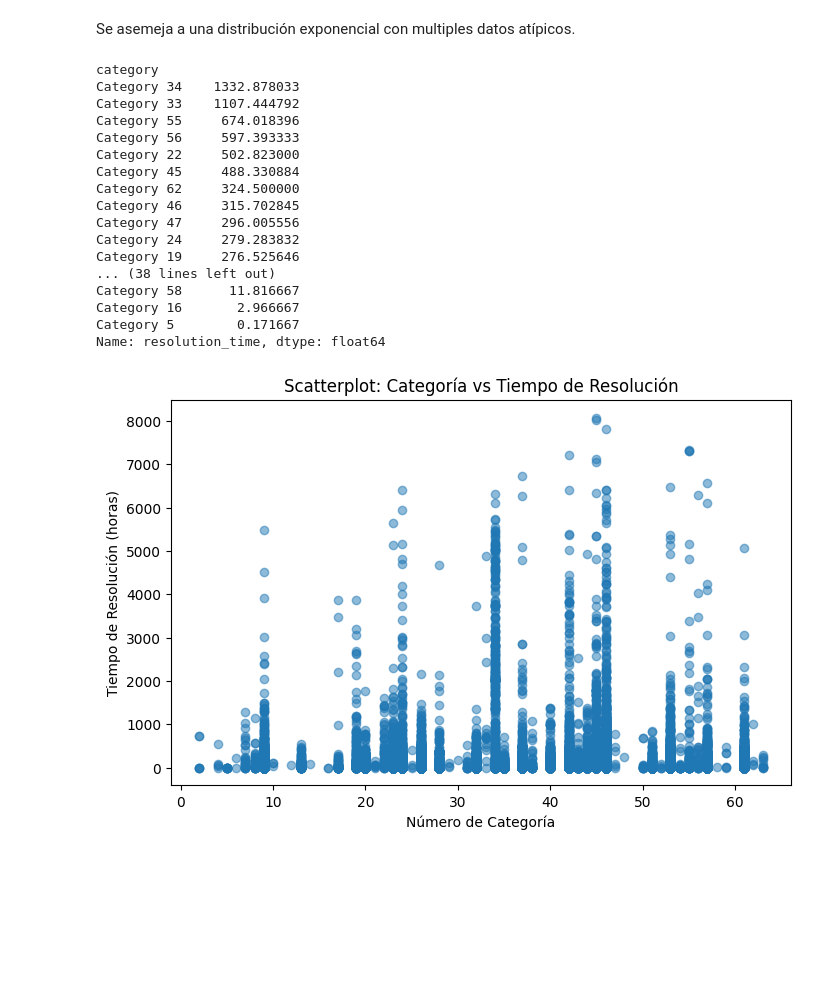
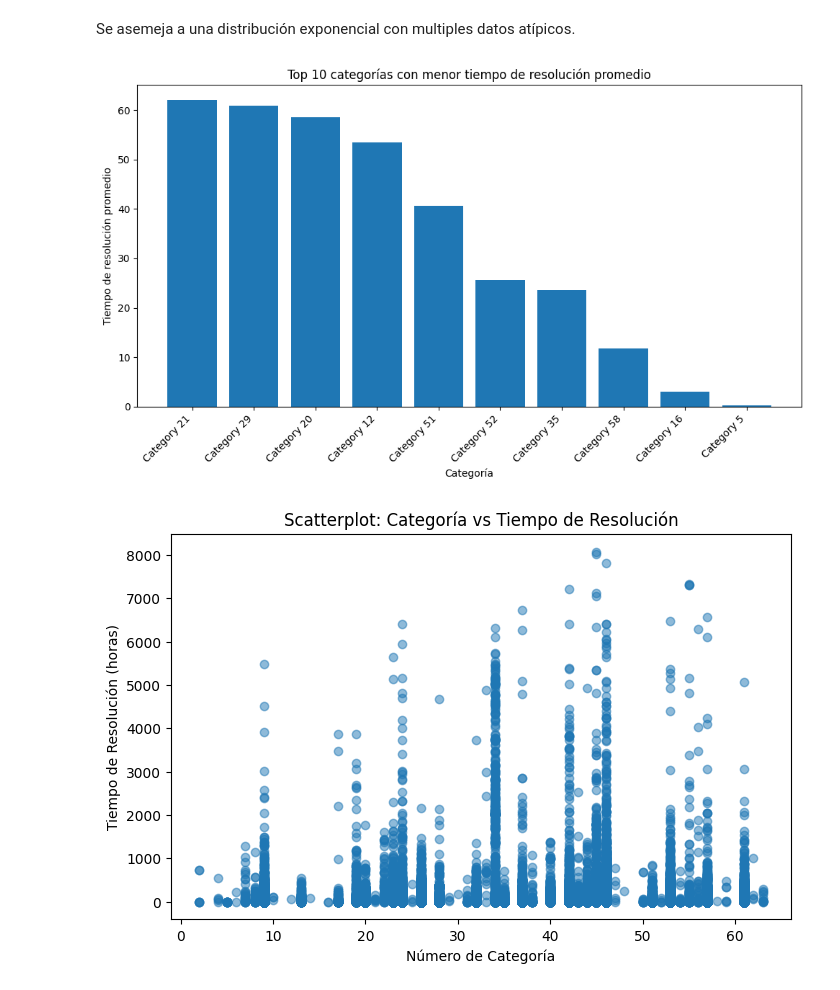
Before and after one commit to OttaVonBismarck/proyecto_1_actd, a Jupyter notebook: proyecto_limpieza.ipynb, the cells around one changed output. Saved outputs shown, nothing was run; the diff lists cells and outputs as text; code cells hidden in the pictures; blank space fills up the shorter version.

```diff
--- a/proyecto_limpieza.ipynb
+++ b/proyecto_limpieza.ipynb
@@ -411,27 +417,32 @@ sns.histplot(data=df2_filtrado, x="resolution_time")
 [figure]
 # %% [markdown]
 Se asemeja a una distribución exponencial con multiples datos atípicos.
-# %%
-promedio_por_categoria = df2.groupby('category')['resolution_time'].mean().sort_values(ascending=False)
-print(promedio_por_categoria)
-# %% [output]
-category
-Category 34    1332.878033
-Category 33    1107.444792
-Category 55     674.018396
-Category 56     597.393333
-Category 22     502.823000
-Category 45     488.330884
-Category 62     324.500000
-Category 46     315.702845
-Category 47     296.005556
-Category 24     279.283832
-Category 19     276.525646
-... (38 lines left out)
-Category 58      11.816667
-Category 16       2.966667
-Category 5        0.171667
-Name: resolution_time, dtype: float64
+# %%
+promedio_por_categoria = df2.groupby('category')['resolution_time'].mean().sort_values(ascending=False)
+
+promedio_por_categoria = (
+    df2.groupby('category')['resolution_time']
+       .mean()
+       .sort_values(ascending=False)
+)
+
+# Seleccionar las 10 categorías con mayor tiempo de resolución
+#top10 = promedio_por_categoria.head(10)
+
+# Seleccionar las 10 categorías con menor tiempo de resolución
+top10 = promedio_por_categoria.tail(10)
+
+# Graficar
+plt.figure(figsize=(10, 6))
+plt.bar(top10.index, top10.values)
+plt.xticks(rotation=45, ha='right')
+plt.ylabel('Tiempo de resolución promedio')
+plt.xlabel('Categoría')
+plt.title('Top 10 categorías con menor tiempo de resolución promedio')
+plt.tight_layout()
+plt.show()
+# %% [output]
+[figure, added]
 # %%
 # Extrae el último número de la columna 'category' (por ejemplo, 'Software 3' -> 3)
 df2['categoria_num'] = df2['category'].str.extract(r'(\d+)$').astype(float)
```
Also changed, not shown: parts of 4 cells of this notebook.
